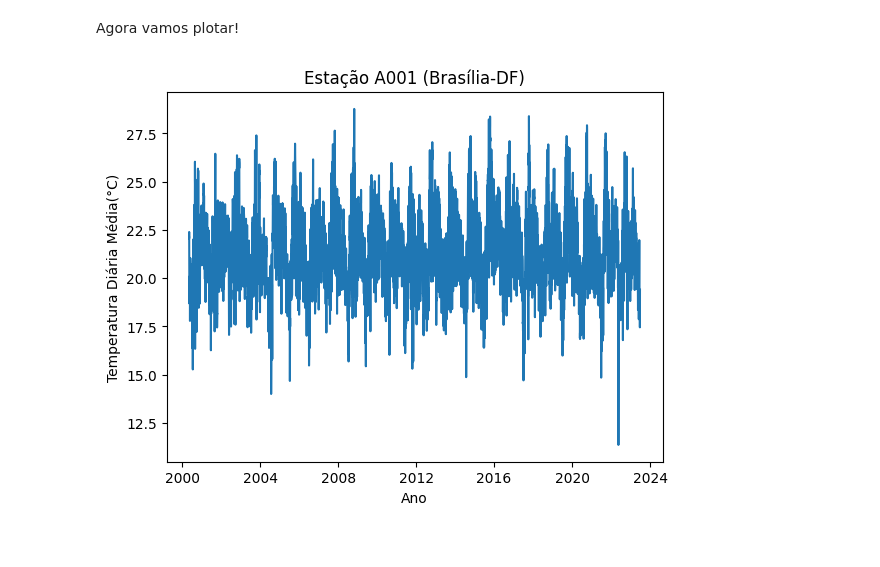
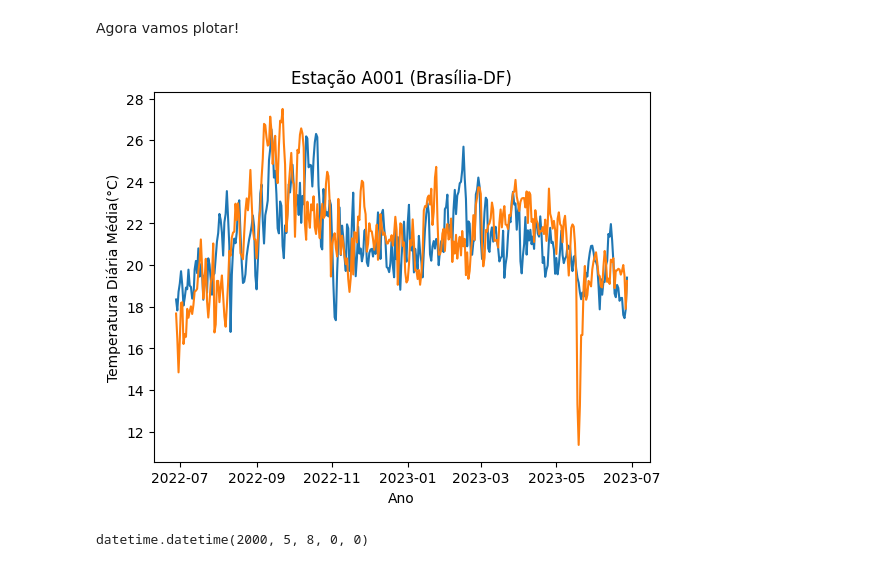
Before and after one commit to aureliobarbosa/aprenda_python_errando, a Jupyter notebook: projetos/Dados INMET.ipynb, the cells around one changed output. Drawn from its saved outputs; the diff is of its cells as text; code cells hidden in the pictures.

Commit message:
Added multiple years on temp plot

```diff
--- a/projetos/Dados INMET.ipynb
+++ b/projetos/Dados INMET.ipynb
@@ -91,10 +91,15 @@ Agora vamos plotar!
 # %%
 import matplotlib.pyplot as plt
 # %%
-plt.plot(dates,temperatures)
+plt.plot(dates[-365:],temperatures[-365:],dates[-365:],temperatures[-730:-365])
 plt.xlabel('Ano')
 plt.ylabel('Temperatura Diária Média(°C)')
 plt.title('Estação A001 (Brasília-DF)')
-plt.savefig('temperature.png')
+#plt.savefig('temperature.png')
+plt.show()
 # %% [output]
-[figure, old version]
+[figure, new version]
+# %%
+dates[0]
+# %% [output]
+datetime.datetime(2000, 5, 8, 0, 0)
```
Also changed, not shown: parts of 2 cells of this notebook.
